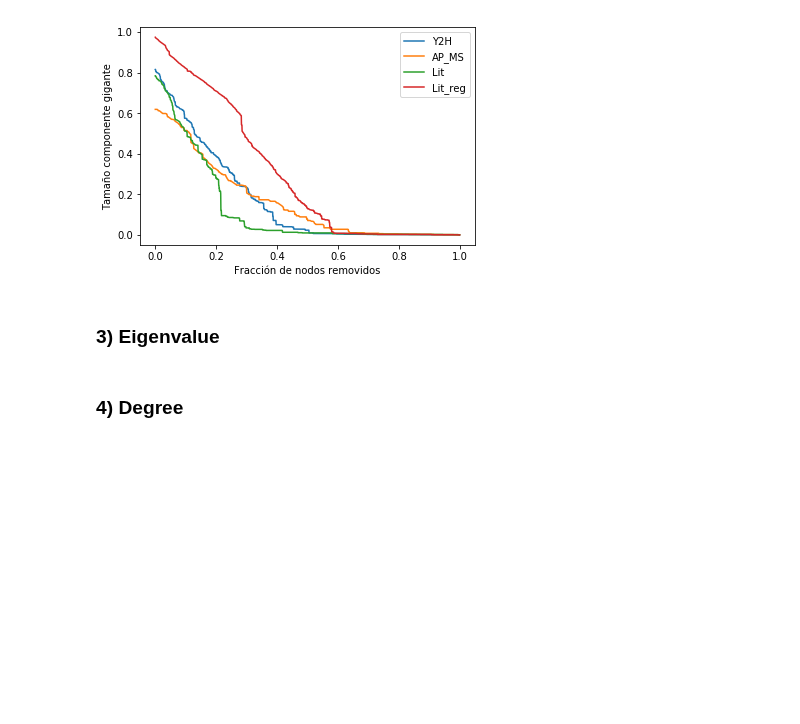
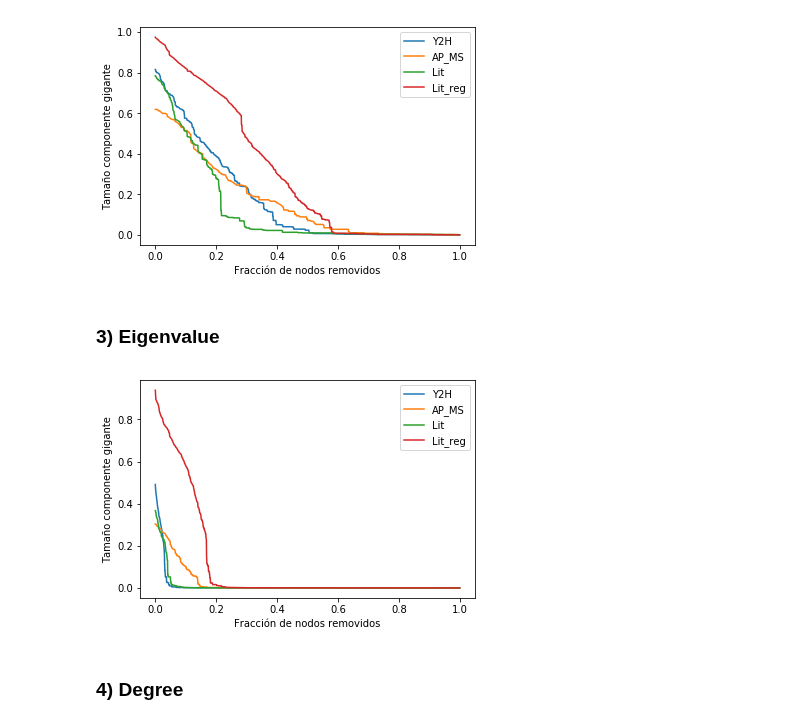
Before and after one commit to LunaKadysz/Redes, a Jupyter notebook: TPC_03/TPC_03.ipynb, the cells around one changed output. Saved outputs shown, nothing was run; the diff lists cells and outputs as text; code cells hidden in the pictures; blank space fills up the shorter version.

Commit message:
fig 3 TODO: en un graph todo

```diff
--- a/TPC_03/TPC_03.ipynb
+++ b/TPC_03/TPC_03.ipynb
@@ -352,5 +352,43 @@ plt.show()
 [figure]
 # %% [markdown]
 ### 3) Eigenvalue
+# %%
+import operator
+
+def desarme_eigenvalue(red):
+    centrality = nx.eigenvector_centrality(redes_dict[red]["Grafo"], max_iter=1000, tol=1e-03)
+
+    tamano_gigante = []
+    Red_rota = redes_dict[red]['Grafo'].copy()
+
+    while Red_rota.number_of_nodes() > 1:
+        node = max(centrality.items(), key=operator.itemgetter(1))[0]
+        Red_rota.remove_node(node)
+
+        #print(Red_rota.number_of_nodes())
+        centrality = nx.eigenvector_centrality(Red_rota, max_iter=1000, tol=1e-03)
+        componentes  = sorted(nx.connected_components(Red_rota),
+                                                   key=len, reverse=True)
+
+        if len(componentes) >= 1:
+            gigante = Red_rota.subgraph(componentes[0])
+            tamano_gigante = np.append(tamano_gigante, gigante.number_of_nodes() / cant_nodos )
+
+    tamano = np.size(tamano_gigante)
+    tamano_gigante = np.pad(tamano_gigante, (0, cant_nodos - tamano ), 'constant')
+
+    return tamano_gigante
+# %%
+for red in redes_dict.keys():
+    y = desarme_eigenvalue(red)
+    x = [x / cant_nodos for x in range(0, len(y))]
+    plt.plot(x, y, label = f'{red}')
+
+plt.xlabel("Fracción de nodos removidos")
+plt.ylabel("Tamaño componente gigante")
+plt.legend()
+plt.show()
+# %% [output]
+[figure, added]
 # %% [markdown]
 ### 4) Degree
```
Also changed, not shown: parts of 9 cells of this notebook.
